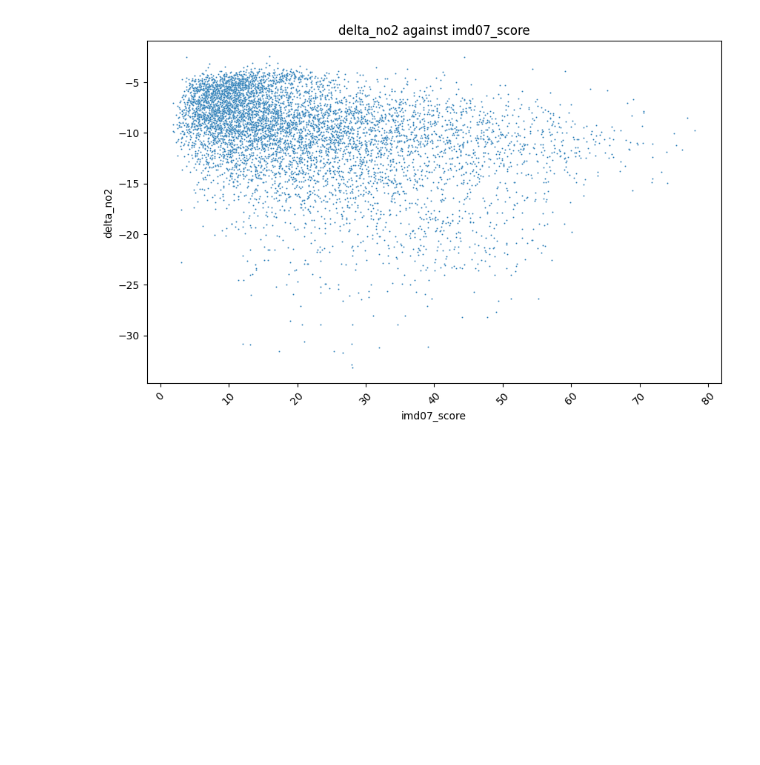
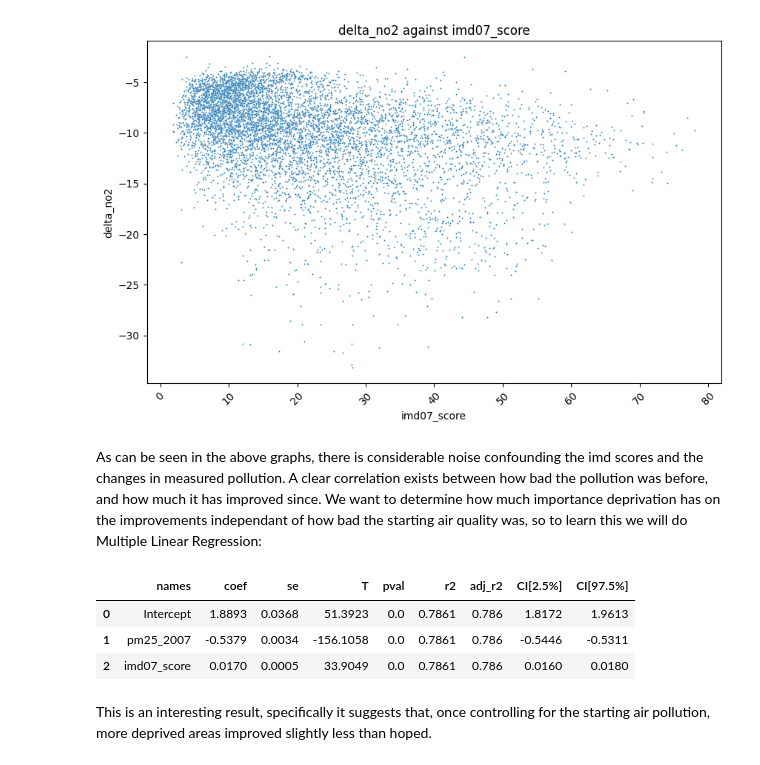
Before and after one commit to archie955/Environmental_Analysis, a Jupyter notebook: analysis.ipynb, the cells around one changed output. Saved outputs shown, nothing was run; the diff lists cells and outputs as text; code cells hidden in the pictures; blank space fills up the shorter version.

Commit message:
perform linear regression, identify strong correlation with slight slope with deprivation

```diff
--- a/analysis.ipynb
+++ b/analysis.ipynb
@@ -111,3 +122,17 @@ plt.title(f"{y} against {x}")
 plt.show()
 # %% [output]
 [figure]
+# %% [markdown]
+As can be seen in the above graphs, there is considerable noise confounding the imd scores and the changes in measured pollution. A clear correlation exists between how bad the pollution was before, and how much it has improved since. We want to determine how much importance deprivation has on the improvements independant of how bad the starting air quality was, so to learn this we will do Multiple Linear Regression:
+# %%
+import pingouin as pg
+
+lm = pg.linear_regression(df[['pm25_2007', 'imd07_score']], df['delta_pm25'], remove_na=True)
+lm.round(4)
+# %% [output]
+|  | names | coef | se | T | pval | r2 | adj_r2 | CI[2.5%] | CI[97.5%] |
+| 0 | Intercept | 1.8893 | 0.0368 | 51.3923 | 0.0 | 0.7861 | 0.786 | 1.8172 | 1.9613 |
+| 1 | pm25_2007 | -0.5379 | 0.0034 | -156.1058 | 0.0 | 0.7861 | 0.786 | -0.5446 | -0.5311 |
+| 2 | imd07_score | 0.0170 | 0.0005 | 33.9049 | 0.0 | 0.7861 | 0.786 | 0.0160 | 0.0180 |
+# %% [markdown]
+This is an interesting result, specifically it suggests that, once controlling for the starting air pollution, more deprived areas improved slightly less than hoped.
```
Also changed, not shown: parts of 3 cells of this notebook, 1 other file.
